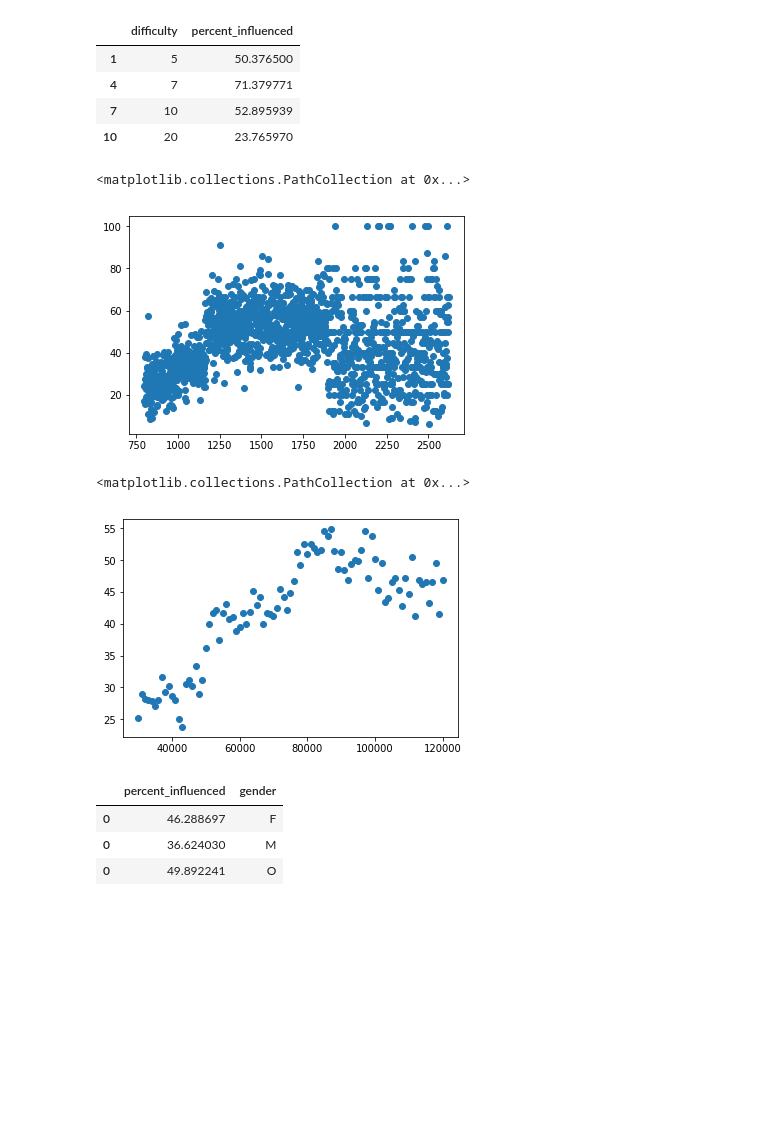
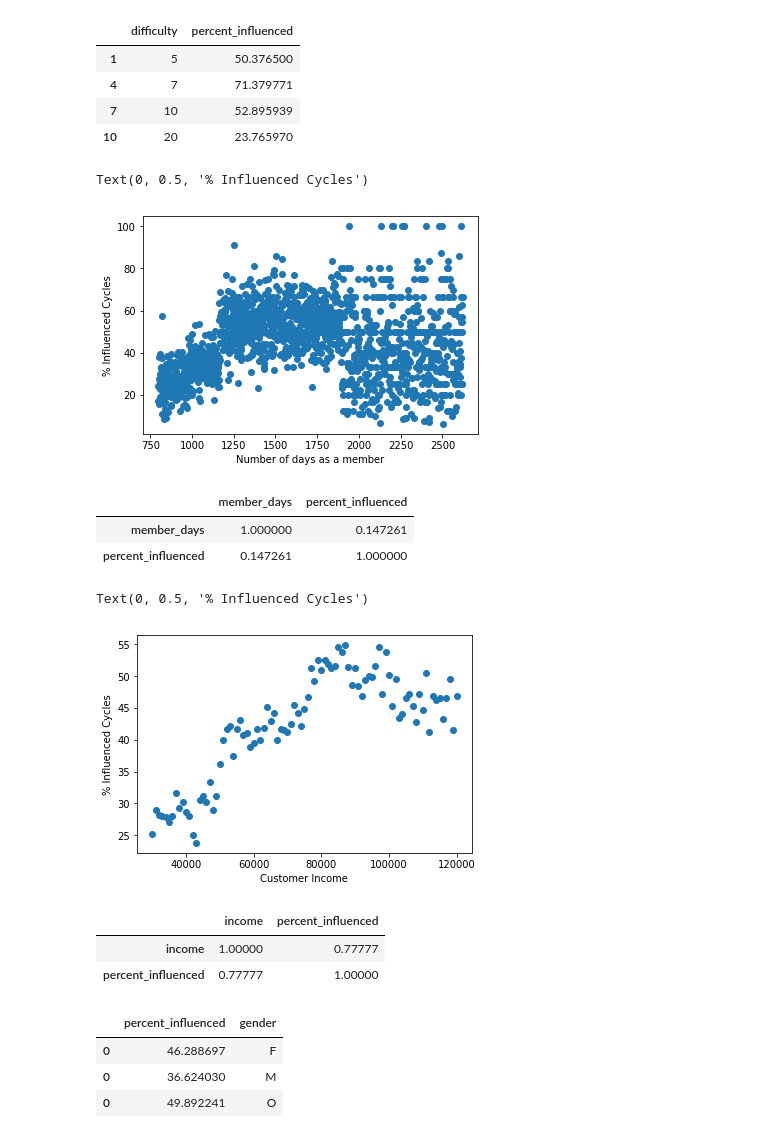
Before and after one commit to holmanl/Starbucks, a Jupyter notebook: Starbucks_Capstone_notebook - exploratory.ipynb, the cells around one changed output. Drawn from its saved outputs; the diff is of its cells as text; code cells hidden in the pictures; blank space fills up the shorter version.

```diff
--- a/Starbucks_Capstone_notebook - exploratory.ipynb
+++ b/Starbucks_Capstone_notebook - exploratory.ipynb
@@ -626,18 +627,35 @@ percentage_influenced('difficulty')
 # %%
 # number of days as a member
 grouped = percentage_influenced('member_days')
 plt.scatter(x=grouped.member_days, y=grouped.percent_influenced)
+plt.xlabel('Number of days as a member')
+plt.ylabel('% Influenced Cycles')
 # %% [output]
-<matplotlib.collections.PathCollection at 0x...>
+Text(0, 0.5, '% Influenced Cycles')
-[figure, old version]
+[figure, new version]
+# %%
+grouped.corr()
+# %% [output]
+|  | member_days | percent_influenced |
+| member_days | 1.000000 | 0.147261 |
+| percent_influenced | 0.147261 | 1.000000 |
 # %%
 # income
 grouped = percentage_influenced('income')
 plt.scatter(x=grouped.income, y=grouped.percent_influenced)
+plt.xlabel('Customer Income')
+plt.ylabel('% Influenced Cycles')
 # there's a pretty strong relationship here!
 # %% [output]
-<matplotlib.collections.PathCollection at 0x...>
+Text(0, 0.5, '% Influenced Cycles')
-[figure, old version]
+[figure, new version]
+# %%
+# get income correlation
+grouped.corr()
+# %% [output]
+|  | income | percent_influenced |
+| income | 1.00000 | 0.77777 |
+| percent_influenced | 0.77777 | 1.00000 |
 # %%
 # gender
 grouped_f = percentage_influenced('gender_F', offers=offers[offers.gender_F==1]).rename(columns={'gender_F': 'gender_drop'})
```
Also changed, not shown: parts of 2 cells of this notebook.
